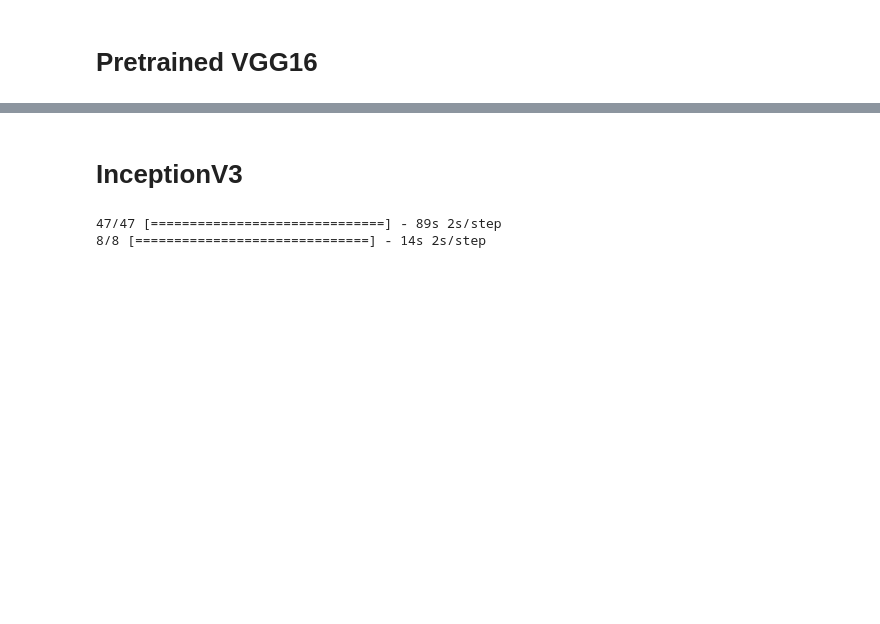
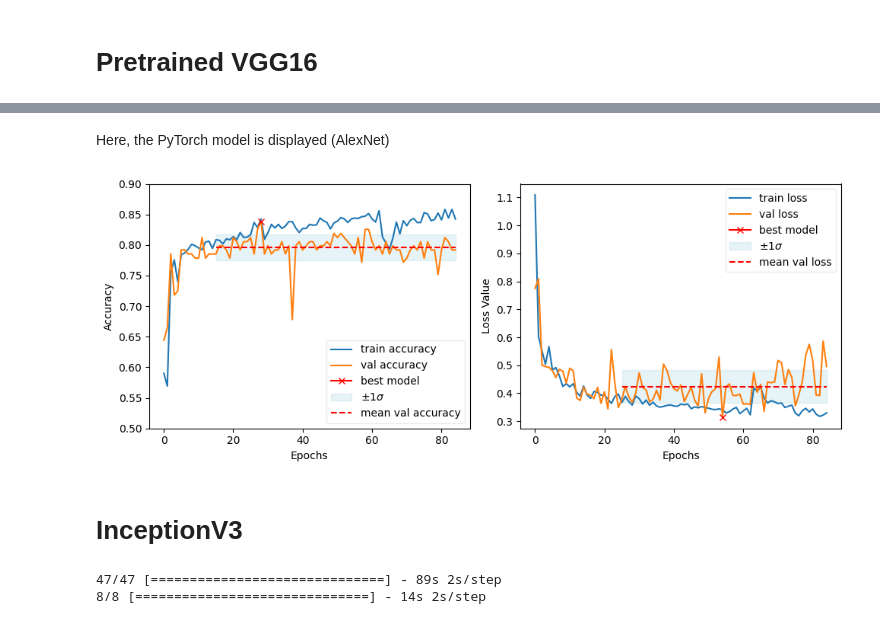
Before and after one commit to CarlViggo/ML_lung_tumour_classification, a Jupyter notebook: Code/DeepLearningModel.ipynb, the cells around one changed output, grey strips where cells are left out. Drawn from its saved outputs; the diff is of its cells as text; code cells hidden in the pictures; blank space fills up the shorter version.

```diff
--- a/Code/DeepLearningModel.ipynb
+++ b/Code/DeepLearningModel.ipynb
@@ -937,0 +1208,15 @@ print()
+# %%
+import torch
+import pickle
+
+# load model
+data = torch.load("C:\\Users\\Johan\\Documents\\Tetration\\pul_nod_model_metrics.pth")
+
+# find keys and values
+for key, value in data.items():
+    print(f"Key: {key}, Value: {value[:10]}")
+
+history_file_path = "C:\\Users\\Johan\\Documents\\Modeller\\pytorch_accuracies.h5"
+
+with open(history_file_path, "wb") as file:
+    pickle.dump(val_acc, file)
@@ -938,3 +1260,59 @@ print()
+# %% [markdown]
+Here, the PyTorch model is displayed (AlexNet)
+# %%
+#Plot the learning curves of the VGG16 model
+import matplotlib.pyplot as plt
+import numpy as np
+
+plt.style.use('default')
+fig, axes = plt.subplots(1, 2, figsize=(10, 4))
+
+# Plot for Loss Value
+val_acc = np.array(data["validation_accuracies"])/100
+train_acc = np.array(data["training_accuracies"])/100
+
+val_loss = data["validation_losses"]
+train_loss = data["training_losses"]
+# Plotting
+axes[1].plot(train_loss, label="train loss")
+axes[1].plot(val_loss, label="val loss")
+axes[1].plot(np.argmin(val_loss),
+             np.min(val_loss),
+             marker="x", color="r", label="best model")
+axes[1].set_xlabel("Epochs")
+axes[1].set_ylabel("Loss Value")
+
+# Fill between decision boundaries
+x_fill_loss = np.arange(25, len(val_loss))
+axes[1].fill_between(x_fill_loss, VGG16_boundary_low_loss, VGG16_boundary_high_loss, alpha=0.3, color='lightblue', label='$\pm 1 \sigma$')
+axes[1].plot(x_fill_loss, [VGG16_mean_loss] * len(x_fill_loss), color='red', linestyle='--', label='mean val loss')
+axes[1].legend(loc = "upper right" , frameon=True,  framealpha=0.4)
+
+# Plot for Validation Accuracy
+axes[0].plot(train_acc, label="train accuracy")
+axes[0].plot(val_acc, label="val accuracy")
+axes[0].plot(np.argmax(val_acc),
+             np.max(val_acc),
+             marker="x", color="r", label="best model")
+
+x_fill_acc = np.arange(15, len(val_acc))
+axes[0].fill_between(x_fill_acc, VGG16_boundary_low_acc, VGG16_boundary_high_acc, alpha=0.3, color='lightblue', label='$\pm 1 \sigma$')
+axes[0].plot(x_fill_acc, [VGG16_mean_acc] * len(x_fill_acc), color='red', linestyle='--', label='mean val accuracy')
+
+
+axes[0].set_xlabel("Epochs")
+axes[0].set_ylabel("Accuracy")
+axes[0].legend(loc = 'lower right', frameon=True,  framealpha=0.4)
+axes[0].set_ylim([0.5, 0.9])  # Setting the y-axis to start from 0.5
+
+plt.tight_layout()
+
+plt.savefig("C:\\Users\\Johan\\Documents\\GY-Projekt\\Fotografier\\pytorch_model.PNG", dpi=300)
+
+plt.show()
+print()
+# %% [output]
+[figure, added]
 # %% [markdown]
 # InceptionV3
 # %%
```
Also changed, not shown: parts of 67 cells of this notebook.
